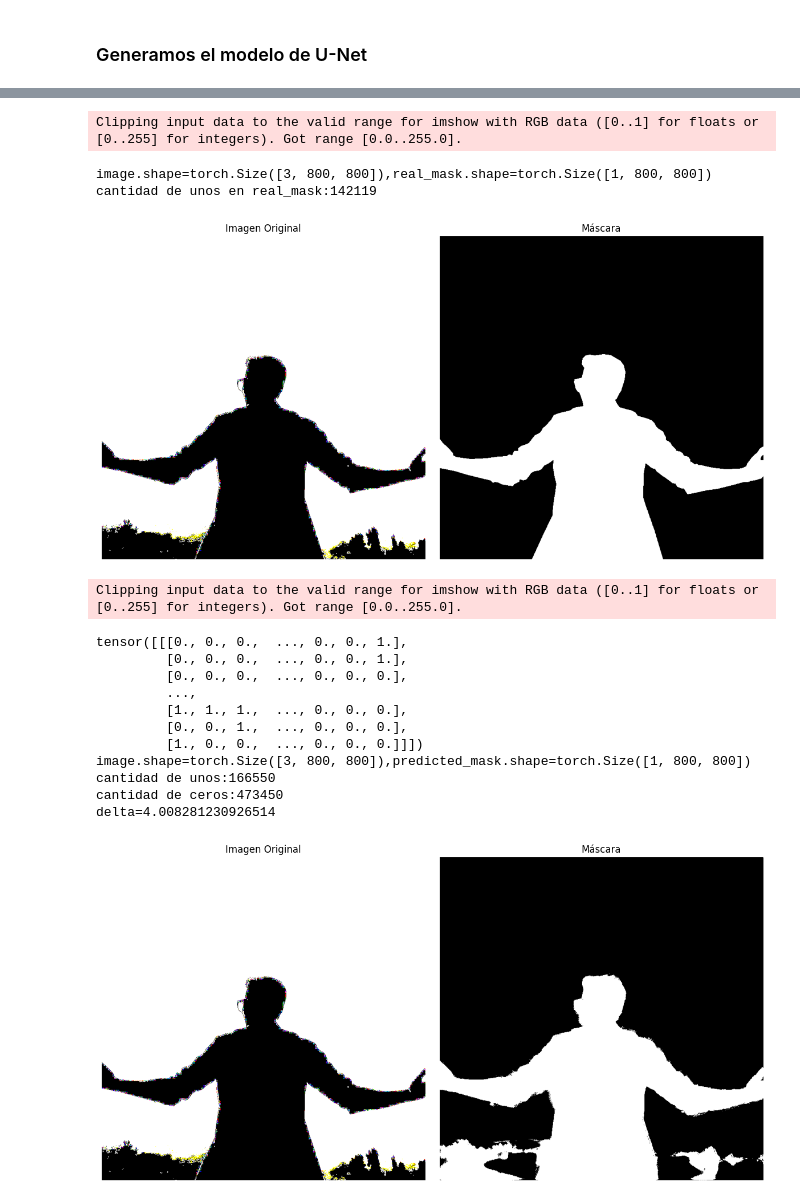
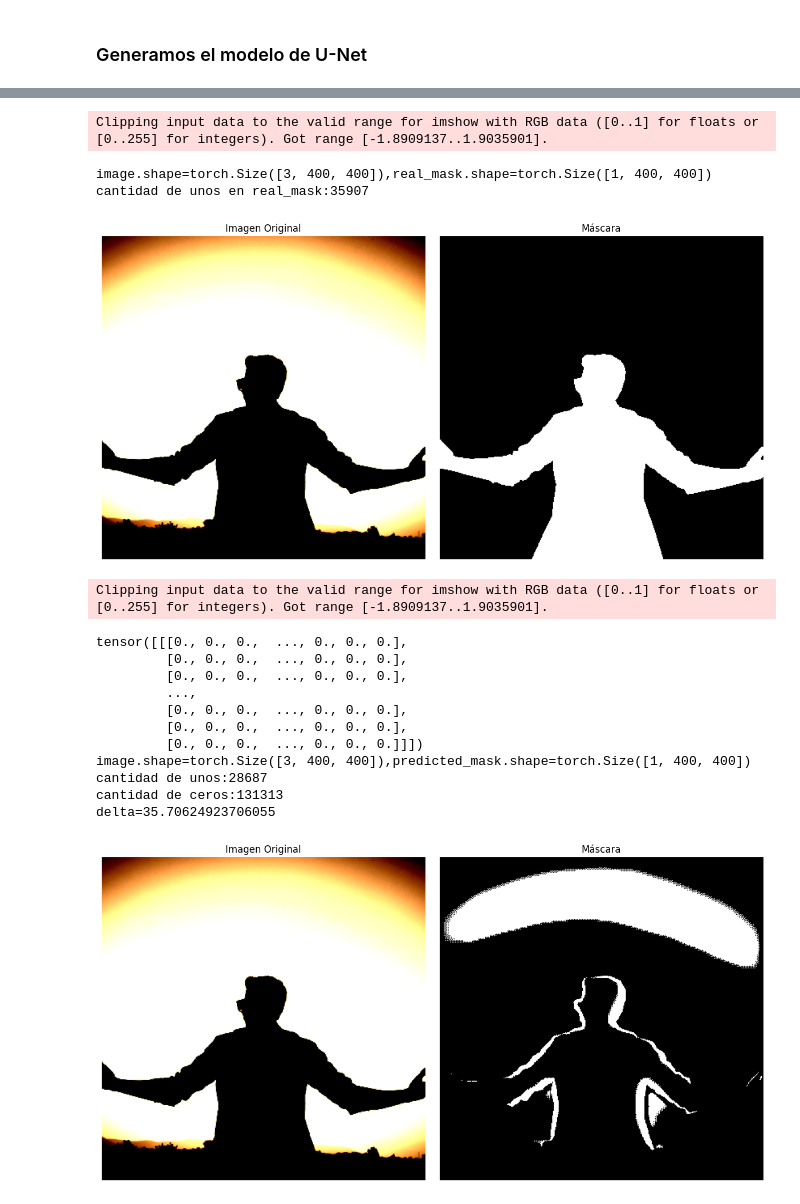
Before and after one commit to smith2310/deep_learning_obligatorio, a Jupyter notebook: Main.ipynb, the cells around one changed output, grey strips where cells are left out. Drawn from its saved outputs; the diff is of its cells as text; code cells hidden in the pictures.

Commit message:
Mas cambios al modelo y la notebook para pruebas

```diff
--- a/Main.ipynb
+++ b/Main.ipynb
@@ -38,7 +38,7 @@ elif torch.backends.mps.is_available():
     DEVICE = "mps"
 
 NUM_WORKERS = 0 if DEVICE == "mps" else max(os.cpu_count() - 1, 1)  #número de workers para cargar los datos a menos que estemos corriendo en Mac OS
-BATCH_SIZE = 2  # tamaño del batch
+BATCH_SIZE = 4  # tamaño del batch
 
 # DEVICE = "cpu"
 
@@ -51,11 +51,10 @@ Num Workers: 0
 ### Dataset
 Los datos provistos en la competencia de Kaggel, para cada muestra se tiene la imagen en formato PNG, en un tamaño fijo 800x800 y por separado tenemos en otra carpeta el resultado esperado de esta muestra. Crearemos un Dataset propio para cargar los X, Y
 # %%
-
-
-# TRAIN_DATA_DIR = Path('tdl-segmentacion/train')
-TRAIN_DATA_DIR = Path('small-segmentation/train')
-IMAGE_SIZE = (800, 800) #Dimensiones de la imagen tiene que ser multiplos de 8
+DATA_DIR = 'small-segmentation'
+# DATA_DIR = 'tdl-segmentacion'
+TRAIN_DATA_DIR = Path(f'{DATA_DIR}/train')
+IMAGE_SIZE = (400, 400) #Dimensiones de la imagen tiene que ser multiplos de 8
 
 
 def create_train_val_datasets(
@@ -75,10 +74,13 @@ def create_train_val_datasets(
         generator = torch.Generator().manual_seed(SEED)
     )
 
+ZERO_ONE_SCALE = True
+
+#Creamos los DataSet
 x_transform = [
     T.Resize(IMAGE_SIZE),
     T.ToImage(),
-    T.ToDtype(torch.float32)
+    T.ToDtype(torch.float32, scale = ZERO_ONE_SCALE),
 ]
 
 y_transform = [
@@ -171,0 +173,6 @@ Clipping input data to the valid range for imshow with RGB data ([0..1] for floa
+# %%
+#Calculamos media y desviacion estandar de las imagenes
+mean_std_cache = f'{DATA_DIR}-mean-std-cache-scale-{ZERO_ONE_SCALE}.txt'
+mean, std = calculate_mean_and_std(test_dataset, mean_std_cache)
+print(f'Mean: {mean}')
+print(f'Std: {std}')
@@ -197,8 +185,18 @@ Estimated Total Size (MB): 5748.49
 # %%
+from DiceLoss import DiceLoss
+
+BATCH_SIZE = 1
+model = UNet(input_channel=3, out_channel=1, layer_channels=[64, 128, 256, 512, 1024]).to(DEVICE)
+# summary(model, input_size=(BATCH_SIZE, 3, *IMAGE_SIZE))
+
 CRITERION = nn.BCELoss().to(DEVICE)
+# CRITERION = DiceLoss().to(DEVICE)
 
 def log(epoch, train_loss, val_loss):
     print({"epoch": epoch, "train_loss": train_loss, "val_loss": val_loss})
+
+#Agregamos la normalizacion a las transformaciones
+x_transform.append(T.Normalize(mean, std))
 
 train_dataset, val_dataset = create_train_val_datasets(
     x_transform =  T.Compose(x_transform),
@@ -219,18 +217,16 @@ val_loader = DataLoader(
     num_workers=NUM_WORKERS,
 )
 
-model = UNet(input_channel=3, out_channel=1, layer_channels=[64, 128, 256, 512, 1024]).to(DEVICE)
-
 train_errors_ln_da, val_errors_ln_da = train(
     model = model,
-    optimizer = optim.Adam(model.parameters(), lr=0.0001),
+    optimizer = optim.Adam(model.parameters(), lr=0.0008),
     criterion = CRITERION,
     train_loader = train_loader,
     val_loader = val_loader,
     device = DEVICE,
     do_early_stopping = True,
-    patience = 5,
-    epochs = 30,
+    patience = 10,
+    epochs = 200,
     log_fn = log,
     log_every=1
 )
@@ -267,39 +262,39 @@ plot_taining(train_errors_ln_da, val_errors_ln_da)
 # %%
 #Comprobamos el modelo a ver como entrenó con una imagen y vemos su salida
 images, masks = next(iter(train_loader))
 image = images[0]
 real_mask = masks[0]
 print(f'{image.shape=},{real_mask.shape=}')
 print(f'cantidad de unos en real_mask:{(real_mask > 0).sum().item()}')
 # print(real_mask)
 plot_image_with_mask(image, real_mask)
 model.eval()
 with torch.no_grad():
     predicted_mask = model(image.unsqueeze(0).to(DEVICE))
     predicted_mask = predicted_mask.squeeze(0).cpu()
-    predicted_mask = (predicted_mask >= 0.5).float()
+    predicted_mask = (predicted_mask > 0.5).float()
     print(predicted_mask)
 print(f'{image.shape=},{predicted_mask.shape=}')
 print(f'cantidad de unos:{(predicted_mask == 1 ).sum().item()}')
 print(f'cantidad de ceros:{(predicted_mask == 0 ).sum().item()}')
 delta = CRITERION(real_mask, predicted_mask).item()
 print(f'{delta=}')
 plot_image_with_mask(image, predicted_mask)
 # %% [output]
-Clipping input data to the valid range for imshow with RGB data ([0..1] for floats or [0..255] for integers). Got range [0.0..255.0].
+Clipping input data to the valid range for imshow with RGB data ([0..1] for floats or [0..255] for integers). Got range [-1.8909137..1.9035901].
-image.shape=torch.Size([3, 800, 800]),real_mask.shape=torch.Size([1, 800, 800])
-cantidad de unos en real_mask:142119
+image.shape=torch.Size([3, 400, 400]),real_mask.shape=torch.Size([1, 400, 400])
+cantidad de unos en real_mask:35907
-[figure, old version]
+[figure, new version]
-Clipping input data to the valid range for imshow with RGB data ([0..1] for floats or [0..255] for integers). Got range [0.0..255.0].
+Clipping input data to the valid range for imshow with RGB data ([0..1] for floats or [0..255] for integers). Got range [-1.8909137..1.9035901].
-tensor([[[0., 0., 0.,  ..., 0., 0., 1.],
-         [0., 0., 0.,  ..., 0., 0., 1.],
+tensor([[[0., 0., 0.,  ..., 0., 0., 0.],
+         [0., 0., 0.,  ..., 0., 0., 0.],
          [0., 0., 0.,  ..., 0., 0., 0.],
          ...,
-         [1., 1., 1.,  ..., 0., 0., 0.],
-         [0., 0., 1.,  ..., 0., 0., 0.],
-         [1., 0., 0.,  ..., 0., 0., 0.]]])
-image.shape=torch.Size([3, 800, 800]),predicted_mask.shape=torch.Size([1, 800, 800])
-cantidad de unos:166550
-cantidad de ceros:473450
-delta=4.008281230926514
+         [0., 0., 0.,  ..., 0., 0., 0.],
+         [0., 0., 0.,  ..., 0., 0., 0.],
+         [0., 0., 0.,  ..., 0., 0., 0.]]])
+image.shape=torch.Size([3, 400, 400]),predicted_mask.shape=torch.Size([1, 400, 400])
+cantidad de unos:28687
+cantidad de ceros:131313
+delta=35.70624923706055
-[figure, old version]
+[figure, new version]
```
Also changed, not shown: parts of 9 cells of this notebook, 5 other files.
